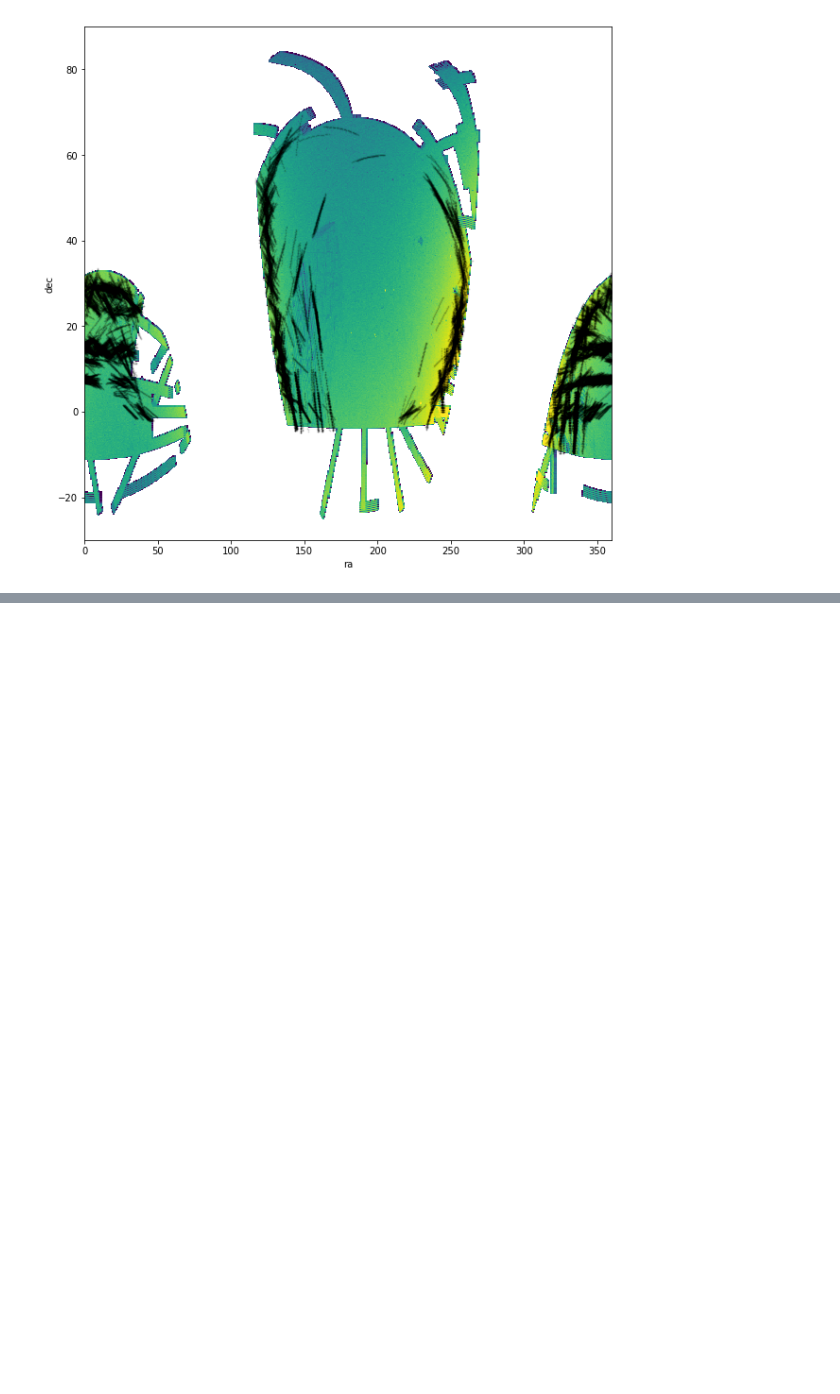
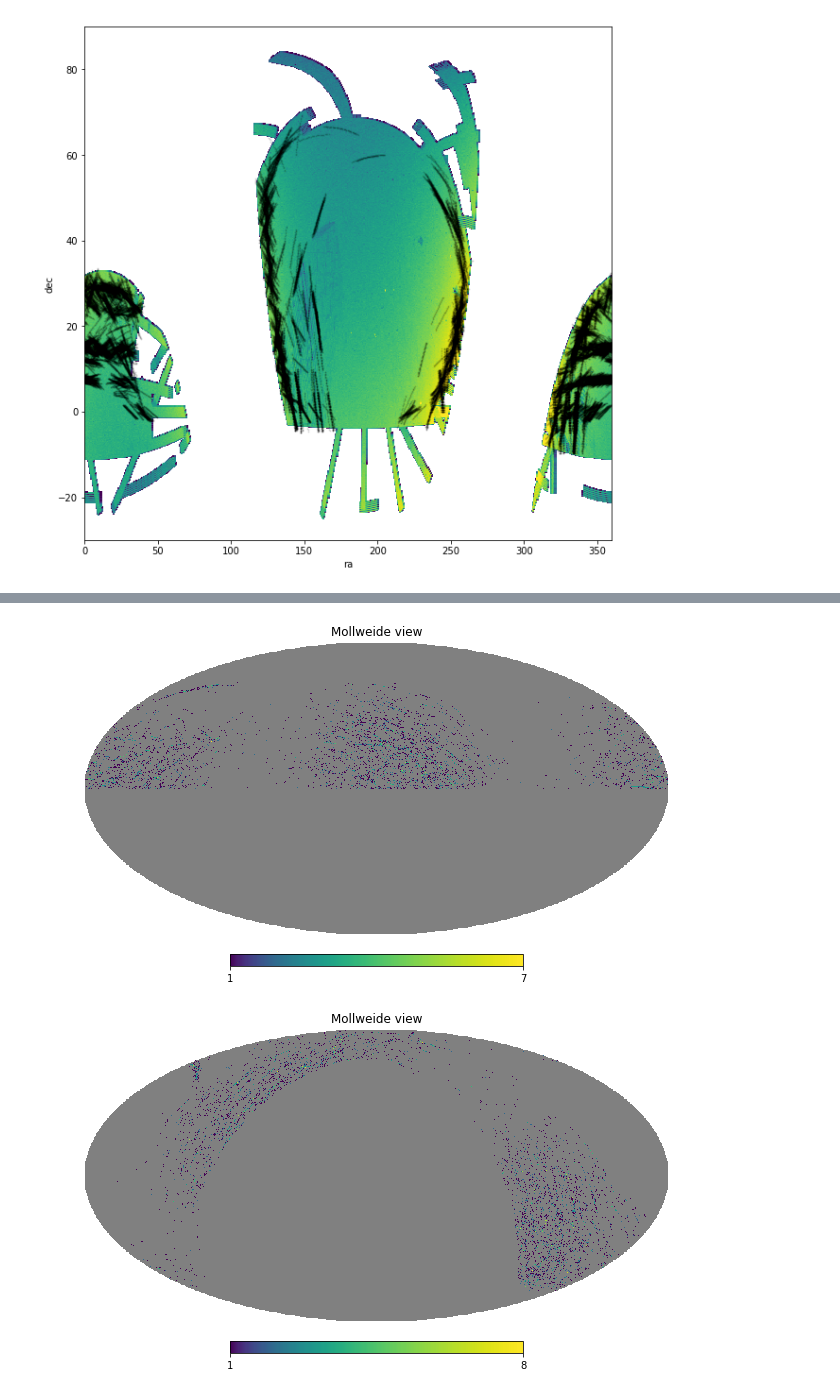
Before and after one commit to andersdot/modelMWkinematics, a Jupyter notebook: Visualize Streams.ipynb, the cells around one changed output, grey strips where cells are left out. Cells and saved outputs as stored; diff of their text form; code cells hidden in the pictures; blank space fills up the shorter version.

```diff
--- a/Visualize Streams.ipynb
+++ b/Visualize Streams.ipynb
@@ -174,0 +200,13 @@ for distance in distances:
+# %%
+#paint max S2N on pixel
+nmap = np.bincount(pixnum, minlength=hp.npix)
+mapSky = healpy.mollview(nmap, return_projected_map=True, min=1, norm='log')
+plt.savefig('polesGal.pdf')
+nmap = np.bincount(pixnumEq, minlength=hp.npix)
+mapSky = healpy.mollview(nmap, return_projected_map=True, min=1, norm='log')
+plt.savefig('polesEq.pdf')
+
+#show
+# %% [output]
+[figure, added]
+[figure, added]
```
Also changed, not shown: parts of 17 cells of this notebook, 7 other files.
